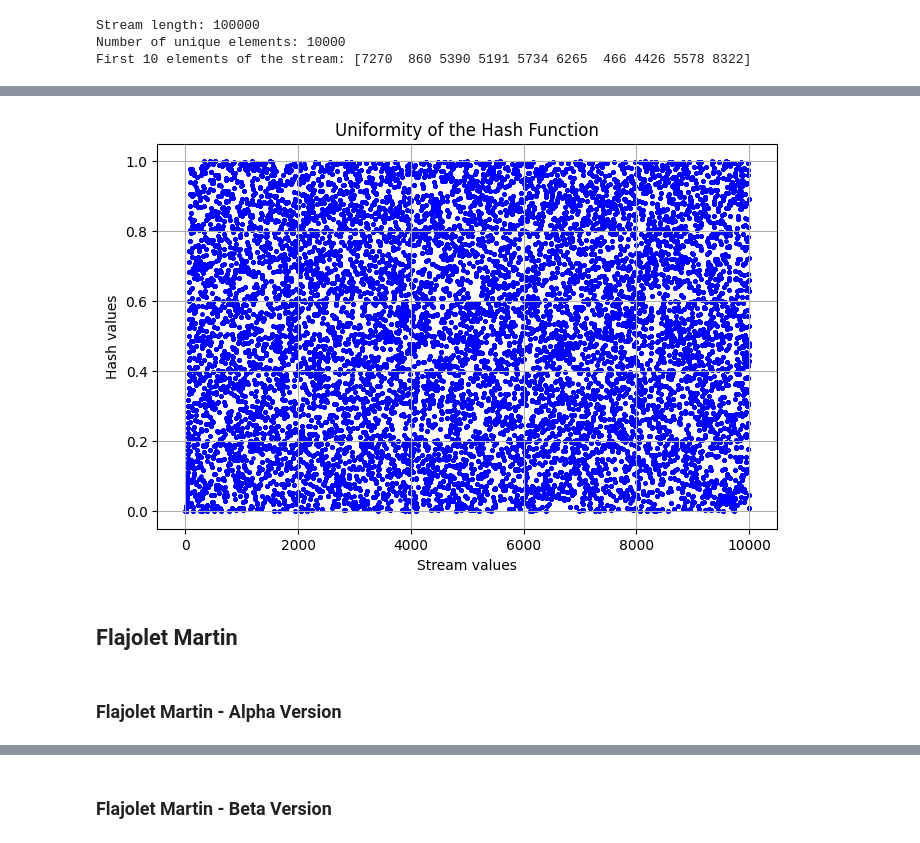
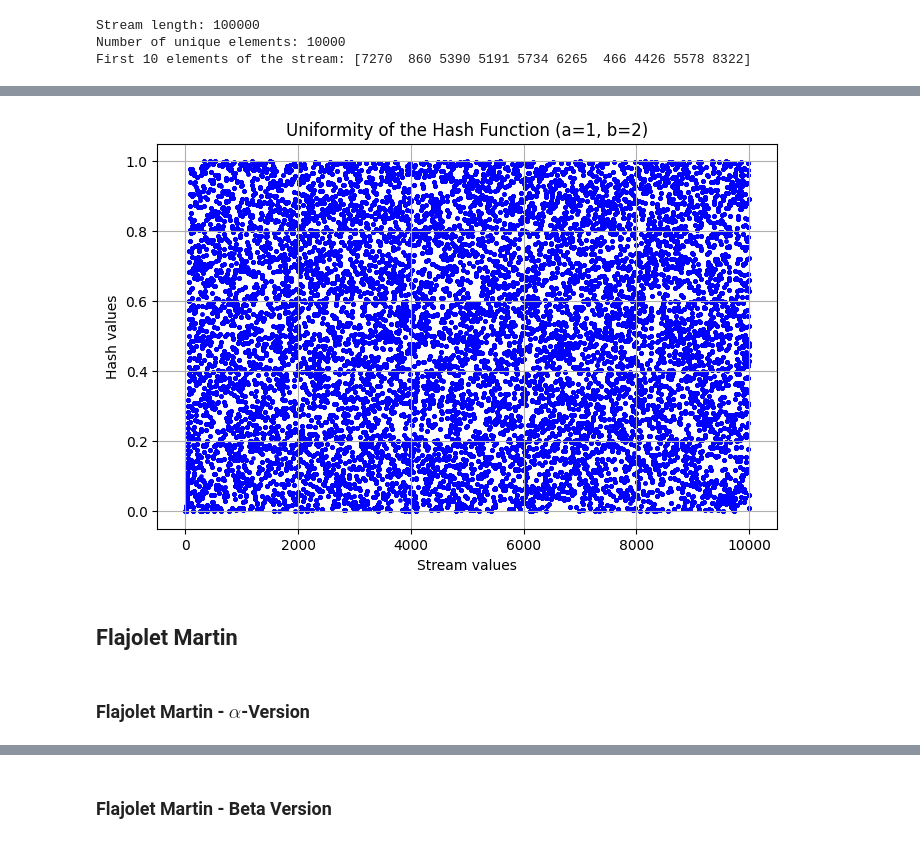
Before and after one commit to Gal-Noy/MSC-Data-Streaming-Algorithms, a Jupyter notebook: FM_CountMin/FM_CountMin.ipynb, the cells around one changed output, grey strips where cells are left out. Saved outputs shown, nothing was run; the diff lists cells and outputs as text; code cells hidden in the pictures.

```diff
--- a/FM_CountMin/FM_CountMin.ipynb
+++ b/FM_CountMin/FM_CountMin.ipynb
@@ -22,36 +49,36 @@ First 10 elements of the stream: [7270  860 5390 5191 5734 6265  466 4426 5578 8
 # %%
 import matplotlib.pyplot as plt
 
 # Prime number for the hash function, P > NUM_UNIQUE
 P = 2**19 - 1
 
 def hash_stream(stream: np.ndarray, a: int, b: int, m: int = P, normalize: bool = True, p: int = P) -> np.ndarray:
     """
     Hash the stream using the hash function (a * stream + b)^3 % p % m.
     :param stream: The stream to hash
     :param a: The slope of the hash function
     :param b: The intercept of the hash function
     :param p: The prime number for the hash function
     :param m: The range of the hash function
     :param normalize: Whether to normalize the hash values to [0, 1) or not
     :return: The hashed stream
     """
     return ((((a if a > 0 else 1) * stream + b)**3 % p) % m) / (m if normalize else 1)
 
 # Plot the uniformity of the hash function
 plt.figure(figsize=(8, 5))
 plt.scatter(stream, hash_stream(stream, 1, 2), alpha=0.7, color='blue', s=5)
-plt.title("Uniformity of the Hash Function")
+plt.title("Uniformity of the Hash Function (a=1, b=2)")
 plt.xlabel("Stream values")
 plt.ylabel("Hash values")
 plt.grid(True)
 plt.show()
 # %% [output]
-[figure, old version]
+[figure, new version]
 # %% [markdown]
 ## Flajolet Martin
 # %% [markdown]
-### Flajolet Martin - Alpha Version
+### Flajolet Martin - $\alpha$-Version
 # %%
 def flajolet_martin(stream: np.ndarray, seed: int = SEED) -> float:
     """
```
Also changed, not shown: parts of 8 cells of this notebook.
